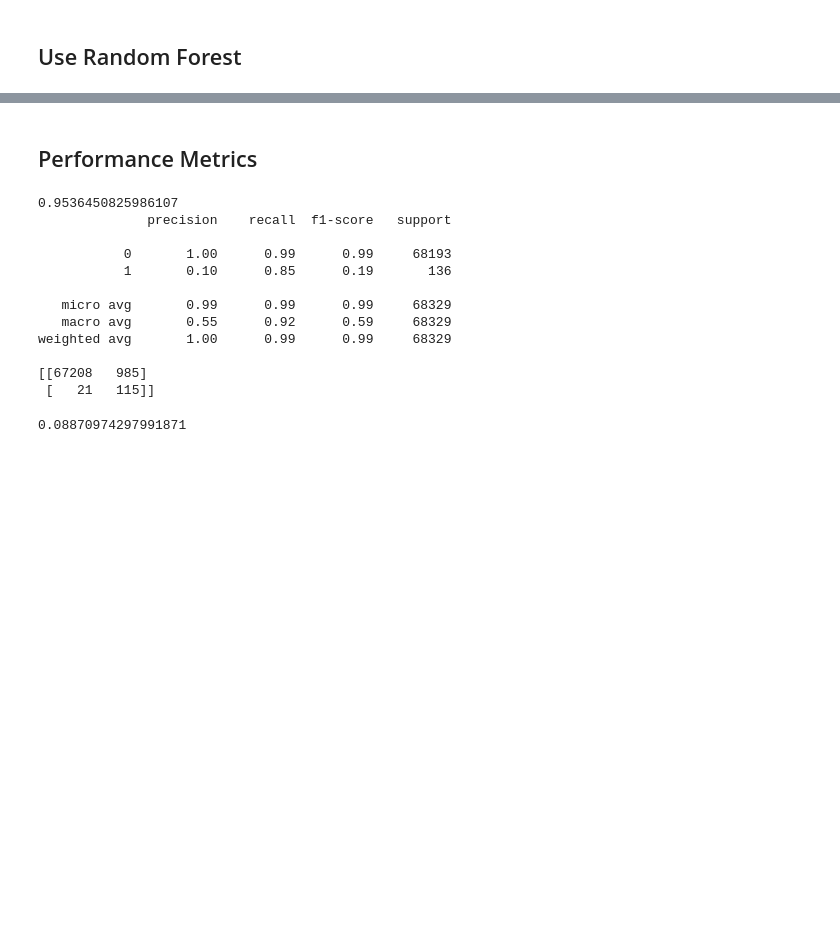
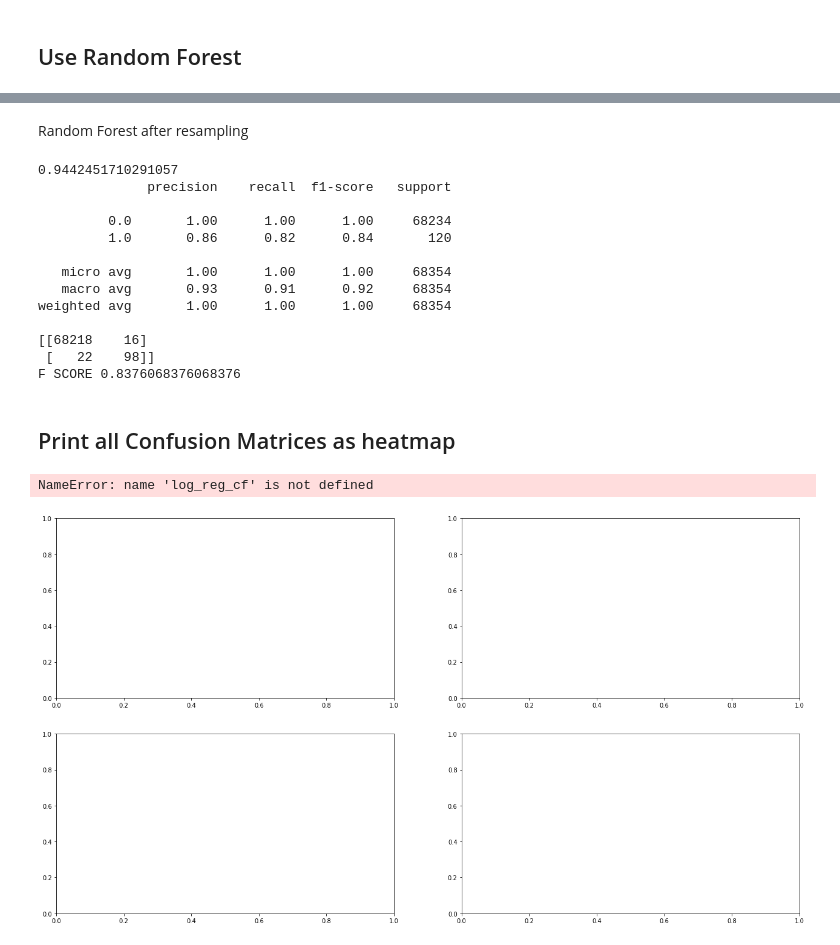
Before and after one commit to shubhamperiwal/fraud_detection, a Jupyter notebook: EDA + SMOTE.ipynb, the cells around one changed output, grey strips where cells are left out. Saved outputs shown, nothing was run; the diff lists cells and outputs as text; code cells hidden in the pictures; blank space fills up the shorter version.

Commit message:
Add models

```diff
--- a/EDA + SMOTE.ipynb
+++ b/EDA + SMOTE.ipynb
@@ -208,15 +210,16 @@ Confusion matrix:
 # %%
 # Continue fitting the model and obtain predictions
-model = LogisticRegression()
-model.fit(X_resampled, y_resampled)
+model_lr_re = LogisticRegression()
+model_lr_re.fit(X_resampled, y_resampled)
 
 # Get your performance metrics
-predicted = model.predict(X_test)
+predicted = model_lr_re.predict(X_test)
 
 # Print the classifcation report and confusion matrix
 print('Classification report:\n', classification_report(y_test, predicted))
 conf_mat = confusion_matrix(y_true=y_test, y_pred=predicted)
 print('Confusion matrix:\n', conf_mat)
+print("F SCORE", f1_score(y_test, predicted))
 # %% [output]
 Classification report:
                precision    recall  f1-score   support
@@ -277,6 +243,3 @@ from sklearn.ensemble import RandomForestClassifier
 
 # Split your data into training and test set
 X_train, X_test, y_train, y_test = train_test_split(X, y, test_size=.3, random_state=0)
-
-# Define the model as the random forest
-model_rf = RandomForestClassifier(random_state=5)
@@ -294,32 +280,57 @@ print(accuracy_score(y_test, predicted))
-# %% [markdown]
-## Performance Metrics
+# %% [markdown]
+Random Forest after resampling
 # %%
-# Obtain the predictions from our random forest model
-predicted = model.predict(X_test)
+# Define the model as the random forest
+model_rf_re = RandomForestClassifier(random_state=5)
+
+# Fit the model to our resampled dataset
+model_rf_re.fit(X_resampled, y_resampled)
+
+# Obtain predictions from the test data
+predicted = model_rf_re.predict(X_test)
 
 # Predict probabilities
-probs = model.predict_proba(X_test)
+probs = model_rf_re.predict_proba(X_test)
 
 # Print the ROC curve, classification report and confusion matrix
 print(roc_auc_score(y_test, probs[:,1]))
 print(classification_report(y_test, predicted))
 print(confusion_matrix(y_test, predicted))
+print("F SCORE", f1_score(y_test, predicted))
 # %% [output]
-0.9536450825986107
+0.9442451710291057
               precision    recall  f1-score   support
 
-           0       1.00      0.99      0.99     68193
-           1       0.10      0.85      0.19       136
+         0.0       1.00      1.00      1.00     68234
+         1.0       0.86      0.82      0.84       120
 
-   micro avg       0.99      0.99      0.99     68329
-   macro avg       0.55      0.92      0.59     68329
-weighted avg       1.00      0.99      0.99     68329
+   micro avg       1.00      1.00      1.00     68354
+   macro avg       0.93      0.91      0.92     68354
+weighted avg       1.00      1.00      1.00     68354
 
-[[67208   985]
- [   21   115]]
+[[68218    16]
+ [   22    98]]
+F SCORE 0.8376068376068376
-# %%
-#Calculate Average precisions
-average_precision = average_precision_score(y_test, predicted)
-average_precision
-# %% [output]
-0.08870974297991871
+# %% [markdown]
+## Print all Confusion Matrices as heatmap
+# %%
+from sklearn.metrics import confusion_matrix
+
+# Logistic Regression fitted with training
+y_pred_lr = model_lr.predict(X_test)
+cf_lr = confusion_matrix(y_test, y_pred_lr)
+
+# Logistic Regression fitted after resampling
+y_pred_lr_re = model_lr.predict(X_test)
+cf_lr_re = confusion_matrix(y_test, y_pred_lr_re)
+
+#Random Forest after training
+y_pred_rf = model_rf.predict(X_test)
+cf_rf = confusion_matrix(y_test, y_pred_rf)
+
+#Random Forest fitted after resampling
+y_pred_rf_re = model_rf_re.predict(X_test)
+cf_rf_re = confusion_matrix(y_test, y_pred_rf_re)
+# %% [output]
+NameError: name 'log_reg_cf' is not defined
+[figure, added]
```
Also changed, not shown: parts of 15 cells of this notebook.
